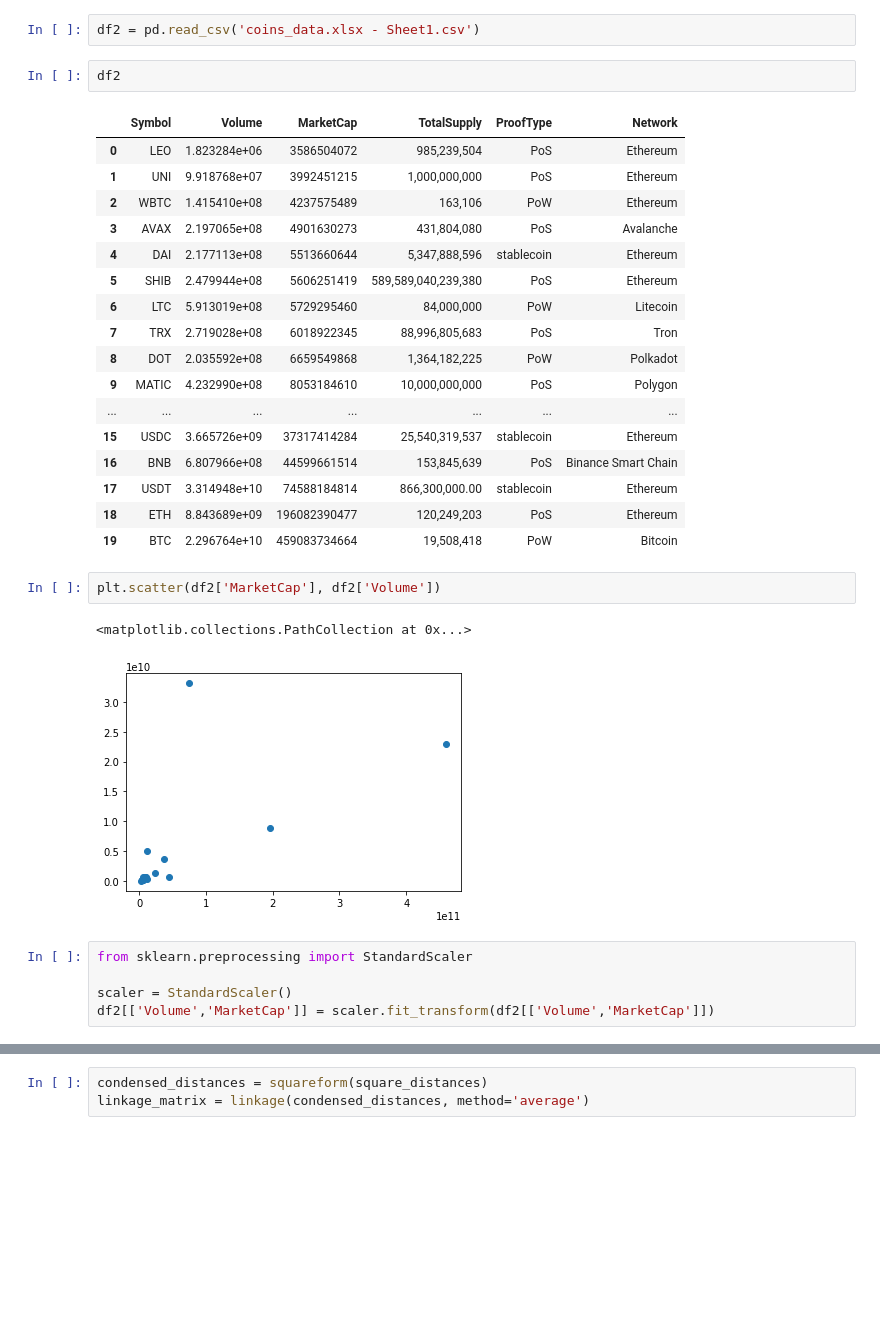
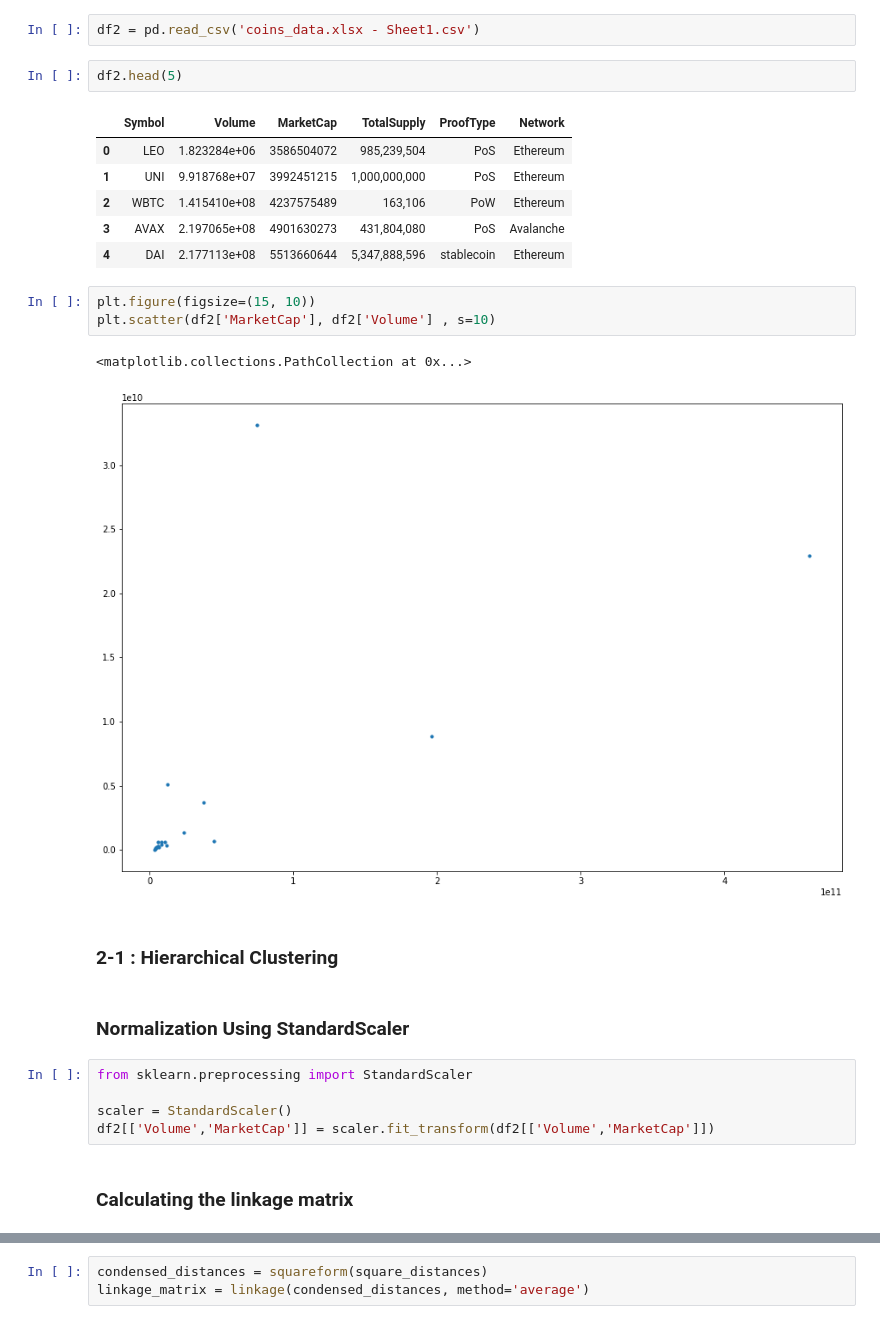
Before and after one commit to shadmehr-salehi/Crypto-Analysis, a Jupyter notebook: Part2/Project.ipynb, the cells around one changed output, grey strips where cells are left out. Saved outputs shown, nothing was run; the diff lists cells and outputs as text; blank space fills up the shorter version.

```diff
--- a/Part2/Project.ipynb
+++ b/Part2/Project.ipynb
@@ -100,7 +215,7 @@ plt.scatter(df[df['cluster'] == 3]['volume'], df[df['cluster'] == 3]['market_cap
 # %%
 df2 = pd.read_csv('coins_data.xlsx - Sheet1.csv')
 # %%
-df2
+df2.head(5)
 # %% [output]
 |  | Symbol | Volume | MarketCap | TotalSupply | ProofType | Network |
 | 0 | LEO | 1.823284e+06 | 3586504072 | 985,239,504 | PoS | Ethereum |
@@ -108,27 +223,23 @@ df2
 | 2 | WBTC | 1.415410e+08 | 4237575489 | 163,106 | PoW | Ethereum |
 | 3 | AVAX | 2.197065e+08 | 4901630273 | 431,804,080 | PoS | Avalanche |
 | 4 | DAI | 2.177113e+08 | 5513660644 | 5,347,888,596 | stablecoin | Ethereum |
-| 5 | SHIB | 2.479944e+08 | 5606251419 | 589,589,040,239,380 | PoS | Ethereum |
-| 6 | LTC | 5.913019e+08 | 5729295460 | 84,000,000 | PoW | Litecoin |
-| 7 | TRX | 2.719028e+08 | 6018922345 | 88,996,805,683 | PoS | Tron |
-| 8 | DOT | 2.035592e+08 | 6659549868 | 1,364,182,225 | PoW | Polkadot |
-| 9 | MATIC | 4.232990e+08 | 8053184610 | 10,000,000,000 | PoS | Polygon |
-| ... | ... | ... | ... | ... | ... | ... |
-| 15 | USDC | 3.665726e+09 | 37317414284 | 25,540,319,537 | stablecoin | Ethereum |
-| 16 | BNB | 6.807966e+08 | 44599661514 | 153,845,639 | PoS | Binance Smart Chain |
-| 17 | USDT | 3.314948e+10 | 74588184814 | 866,300,000.00 | stablecoin | Ethereum |
-| 18 | ETH | 8.843689e+09 | 196082390477 | 120,249,203 | PoS | Ethereum |
-| 19 | BTC | 2.296764e+10 | 459083734664 | 19,508,418 | PoW | Bitcoin |
 # %%
-plt.scatter(df2['MarketCap'], df2['Volume'])
+plt.figure(figsize=(15, 10))
+plt.scatter(df2['MarketCap'], df2['Volume'] , s=10)
 # %% [output]
 <matplotlib.collections.PathCollection at 0x...>
-[figure, old version]
+[figure, new version]
+# %% [markdown]
+### 2-1 : Hierarchical Clustering
+# %% [markdown]
+### Normalization Using StandardScaler
 # %%
 from sklearn.preprocessing import StandardScaler
 
 scaler = StandardScaler()
 df2[['Volume','MarketCap']] = scaler.fit_transform(df2[['Volume','MarketCap']])
+# %% [markdown]
+### Calculating the linkage matrix
 # %%
 import numpy as np
 from scipy.spatial.distance import pdist, squareform
```
Also changed, not shown: parts of 78 cells of this notebook.
